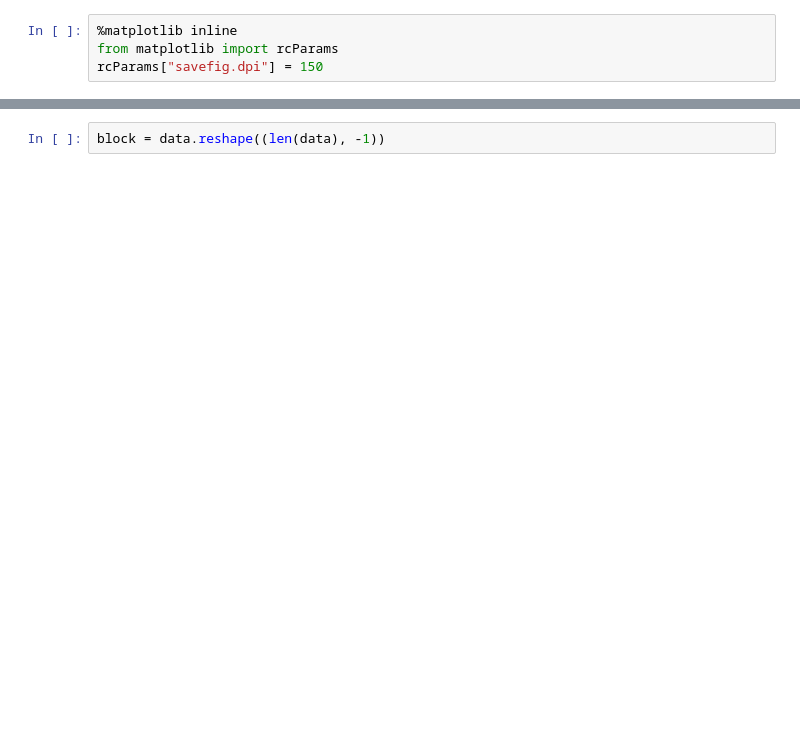
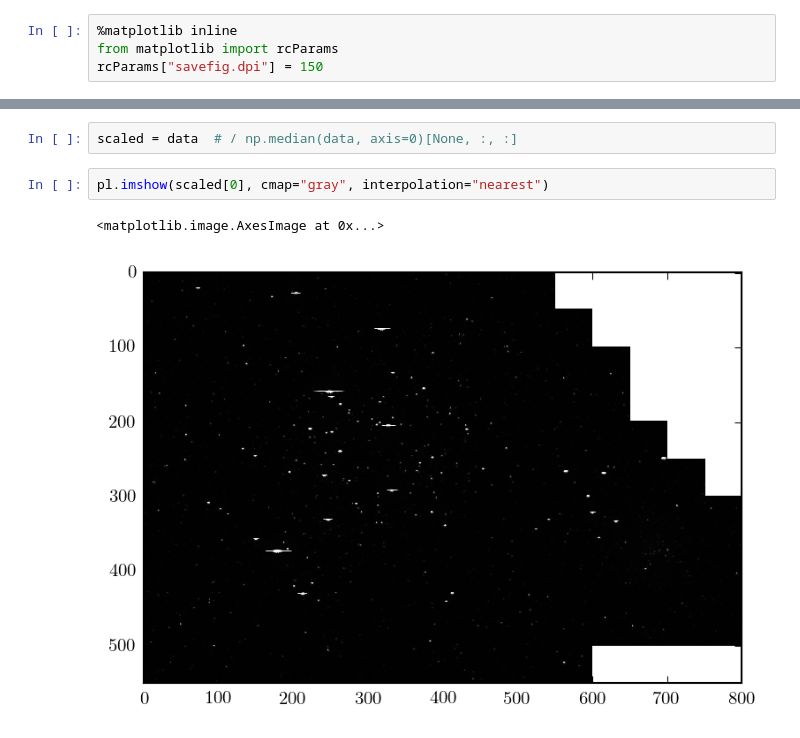
Before and after one commit to dfm/photoica, a Jupyter notebook: k2.ipynb, the cells around one changed output, grey strips where cells are left out. Cells and saved outputs as stored; diff of their text form; blank space fills up the shorter version.

```diff
--- a/k2.ipynb
+++ b/k2.ipynb
@@ -27,2 +29,7 @@ pl.imshow(np.log(data[0]), cmap="gray", interpolation="nearest");
-# %%
-block = data.reshape((len(data), -1))
+# %%
+scaled = data  # / np.median(data, axis=0)[None, :, :]
+# %%
+pl.imshow(scaled[0], cmap="gray", interpolation="nearest")
+# %% [output]
+<matplotlib.image.AxesImage at 0x...>
+[figure, added]
```
Also changed, not shown: parts of 20 cells of this notebook, 2 other files.
